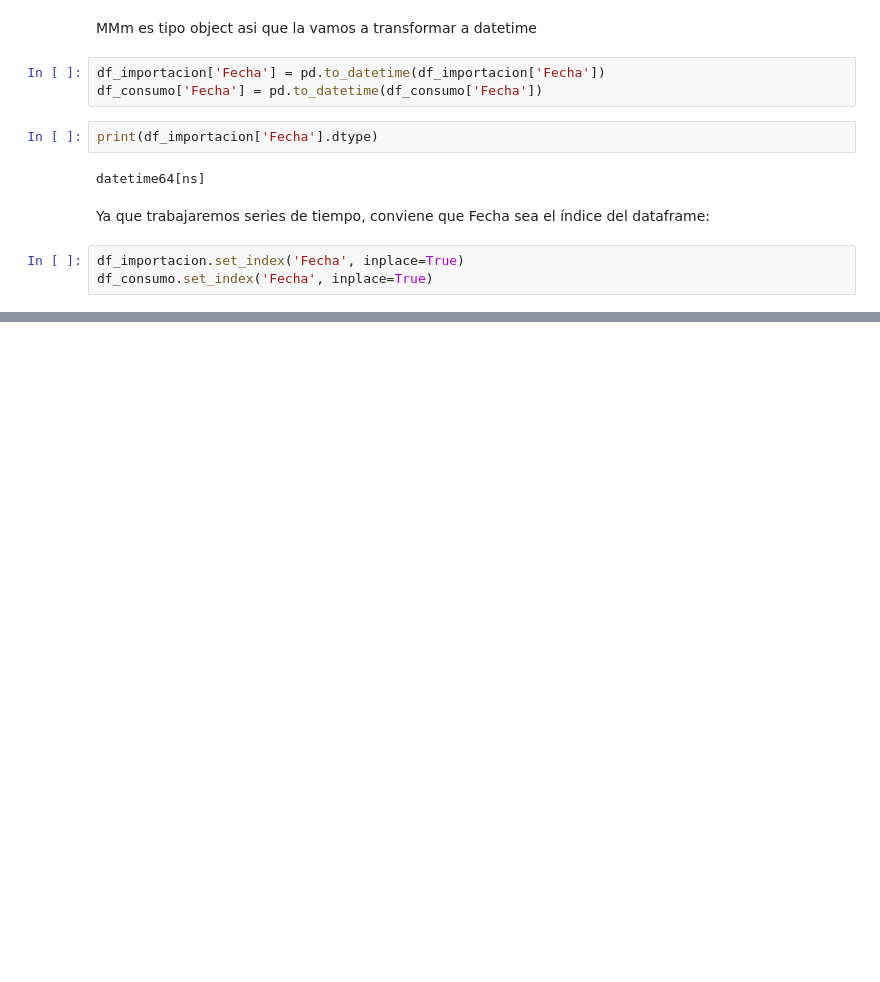
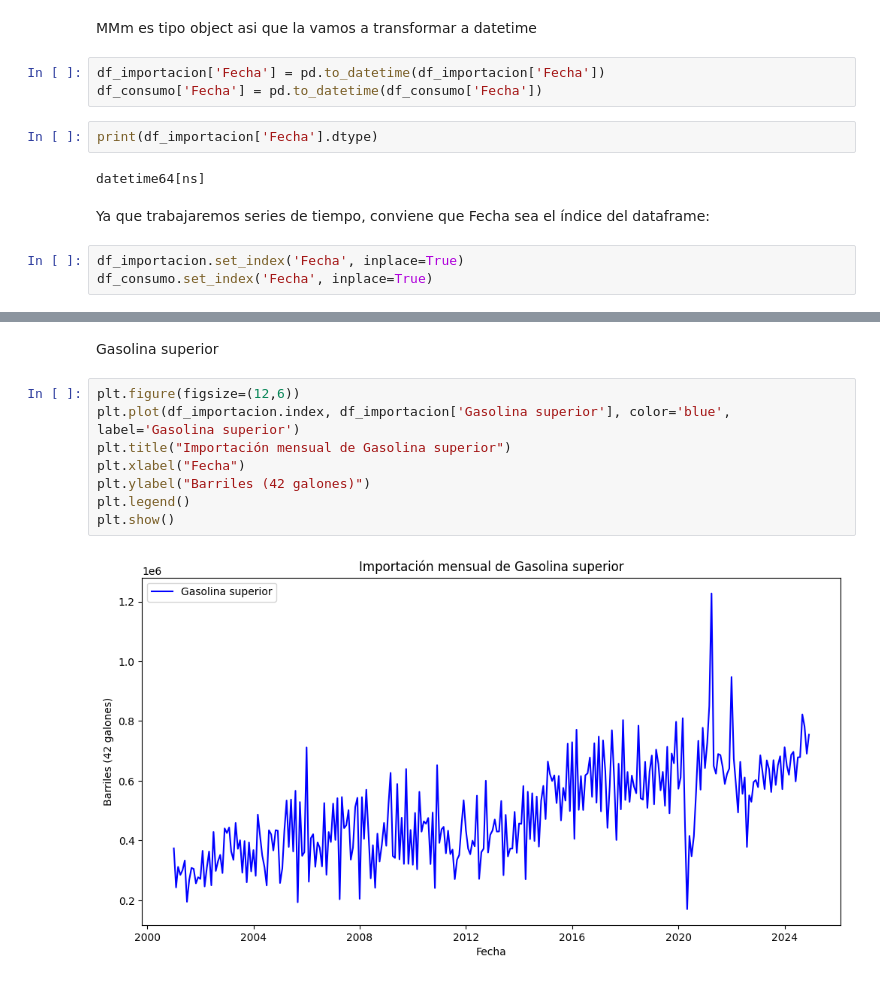
Before and after one commit to DiegoLinares11/Lab1-Data-Science, a Jupyter notebook: analisis.ipynb, the cells around one changed output, grey strips where cells are left out. Drawn from its saved outputs; the diff is of its cells as text; blank space fills up the shorter version.

```diff
--- a/analisis.ipynb
+++ b/analisis.ipynb
@@ -56,0 +93,12 @@ df_consumo.set_index('Fecha', inplace=True)
+# %% [markdown]
+Gasolina superior
+# %%
+plt.figure(figsize=(12,6))
+plt.plot(df_importacion.index, df_importacion['Gasolina superior'], color='blue', label='Gasolina superior')
+plt.title("Importación mensual de Gasolina superior")
+plt.xlabel("Fecha")
+plt.ylabel("Barriles (42 galones)")
+plt.legend()
+plt.show()
+# %% [output]
+[figure, added]
```
Also changed, not shown: parts of 14 cells of this notebook.
